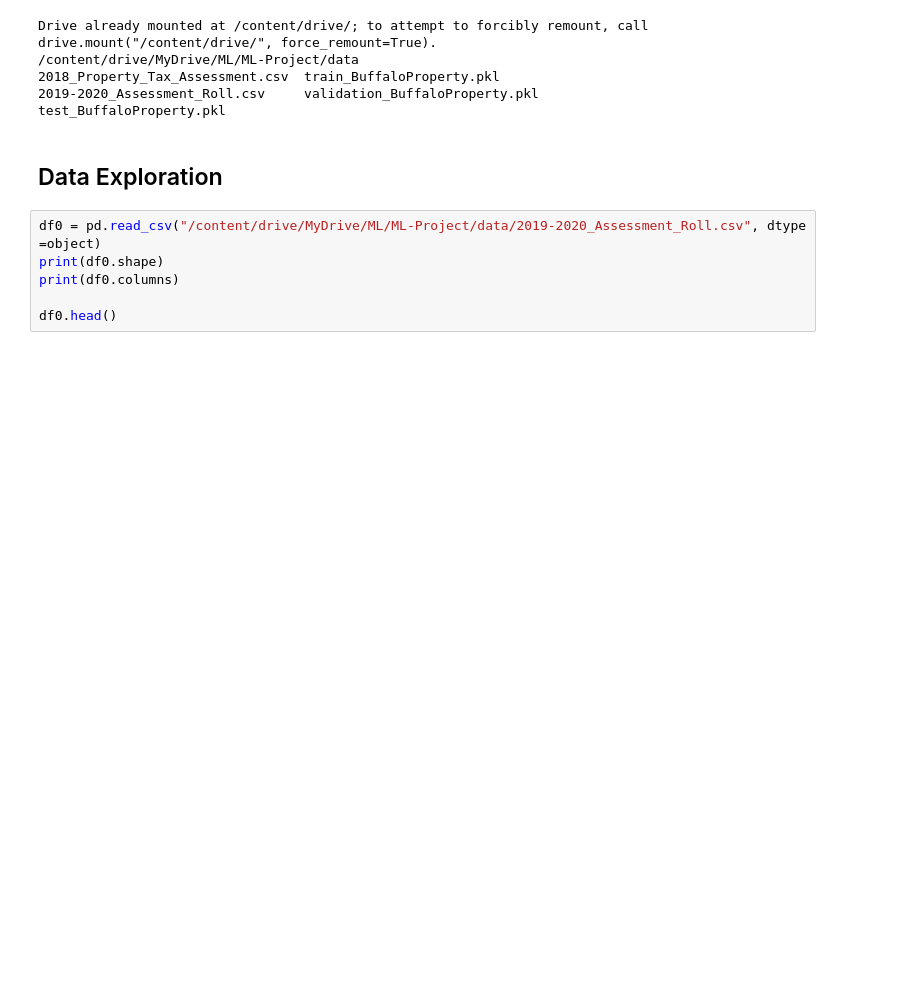
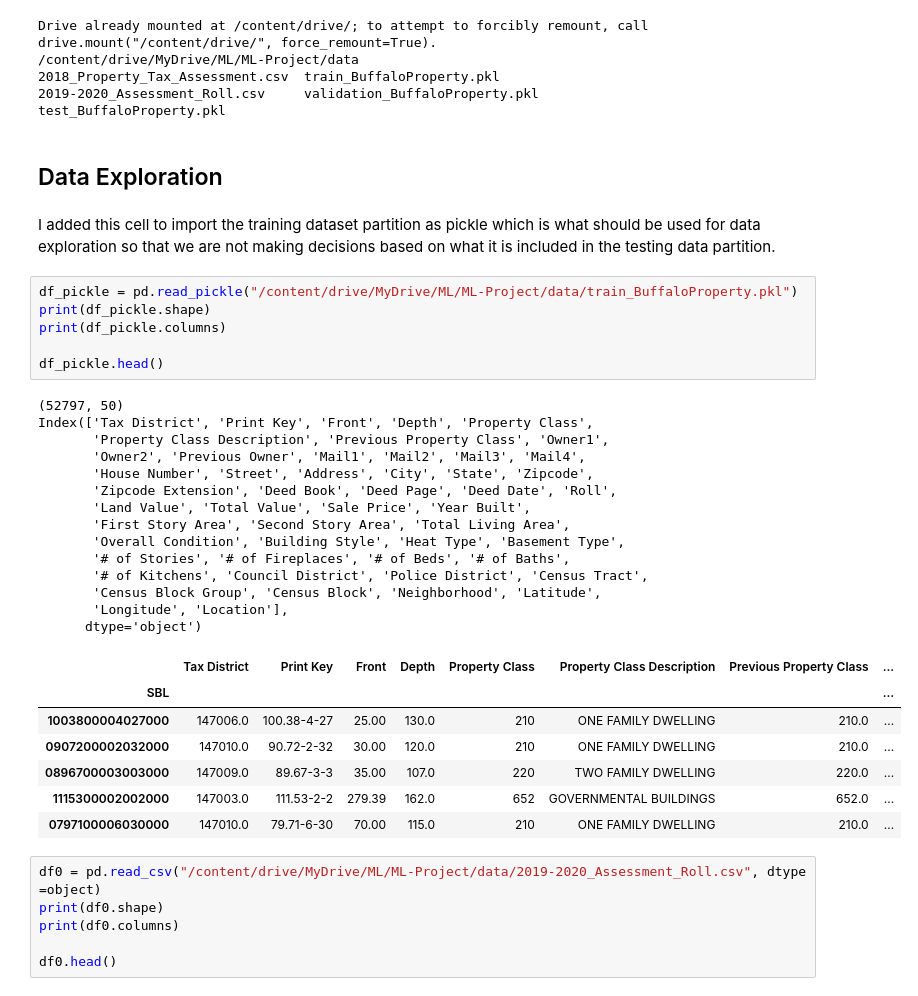
Before and after one commit to KatBCN/ML-PropertyAssessment, a Jupyter notebook: ML_Preprocessing_PropertyAssessment_Buffalo.ipynb, the cells around one changed output. Cells and saved outputs as stored; diff of their text form; blank space fills up the shorter version.

Commit message:
Adding import cell of pickle training data

```diff
--- a/ML_Preprocessing_PropertyAssessment_Buffalo.ipynb
+++ b/ML_Preprocessing_PropertyAssessment_Buffalo.ipynb
@@ -28,6 +28,36 @@ Drive already mounted at /content/drive/; to attempt to forcibly remount, call d
 test_BuffaloProperty.pkl
 # %% [markdown]
 ## Data Exploration
+# %% [markdown]
+I added this cell to import the training dataset partition as pickle which is what should be used for data exploration so that we are not making decisions based on what it is included in the testing data partition.
+# %%
+df_pickle = pd.read_pickle("/content/drive/MyDrive/ML/ML-Project/data/train_BuffaloProperty.pkl")
+print(df_pickle.shape)
+print(df_pickle.columns)
+
+df_pickle.head()
+# %% [output]
+(52797, 50)
+Index(['Tax District', 'Print Key', 'Front', 'Depth', 'Property Class',
+       'Property Class Description', 'Previous Property Class', 'Owner1',
+       'Owner2', 'Previous Owner', 'Mail1', 'Mail2', 'Mail3', 'Mail4',
+       'House Number', 'Street', 'Address', 'City', 'State', 'Zipcode',
+       'Zipcode Extension', 'Deed Book', 'Deed Page', 'Deed Date', 'Roll',
+       'Land Value', 'Total Value', 'Sale Price', 'Year Built',
+       'First Story Area', 'Second Story Area', 'Total Living Area',
+       'Overall Condition', 'Building Style', 'Heat Type', 'Basement Type',
+       '# of Stories', '# of Fireplaces', '# of Beds', '# of Baths',
+       '# of Kitchens', 'Council District', 'Police District', 'Census Tract',
+       'Census Block Group', 'Census Block', 'Neighborhood', 'Latitude',
+       'Longitude', 'Location'],
+      dtype='object')
+|  | Tax District | Print Key | Front | Depth | Property Class | Property Class Description | Previous Property Class | ... |
+| SBL |  |  |  |  |  |  |  | ... |
+| 1003800004027000 | 147006.0 | 100.38-4-27 | 25.00 | 130.0 | 210 | ONE FAMILY DWELLING | 210.0 | ... |
+| 0907200002032000 | 147010.0 | 90.72-2-32 | 30.00 | 120.0 | 210 | ONE FAMILY DWELLING | 210.0 | ... |
+| 0896700003003000 | 147009.0 | 89.67-3-3 | 35.00 | 107.0 | 220 | TWO FAMILY DWELLING | 220.0 | ... |
+| 1115300002002000 | 147003.0 | 111.53-2-2 | 279.39 | 162.0 | 652 | GOVERNMENTAL BUILDINGS | 652.0 | ... |
+| 0797100006030000 | 147010.0 | 79.71-6-30 | 70.00 | 115.0 | 210 | ONE FAMILY DWELLING | 210.0 | ... |
 # %%
 df0 = pd.read_csv("/content/drive/MyDrive/ML/ML-Project/data/2019-2020_Assessment_Roll.csv", dtype =object)
 print(df0.shape)
```
